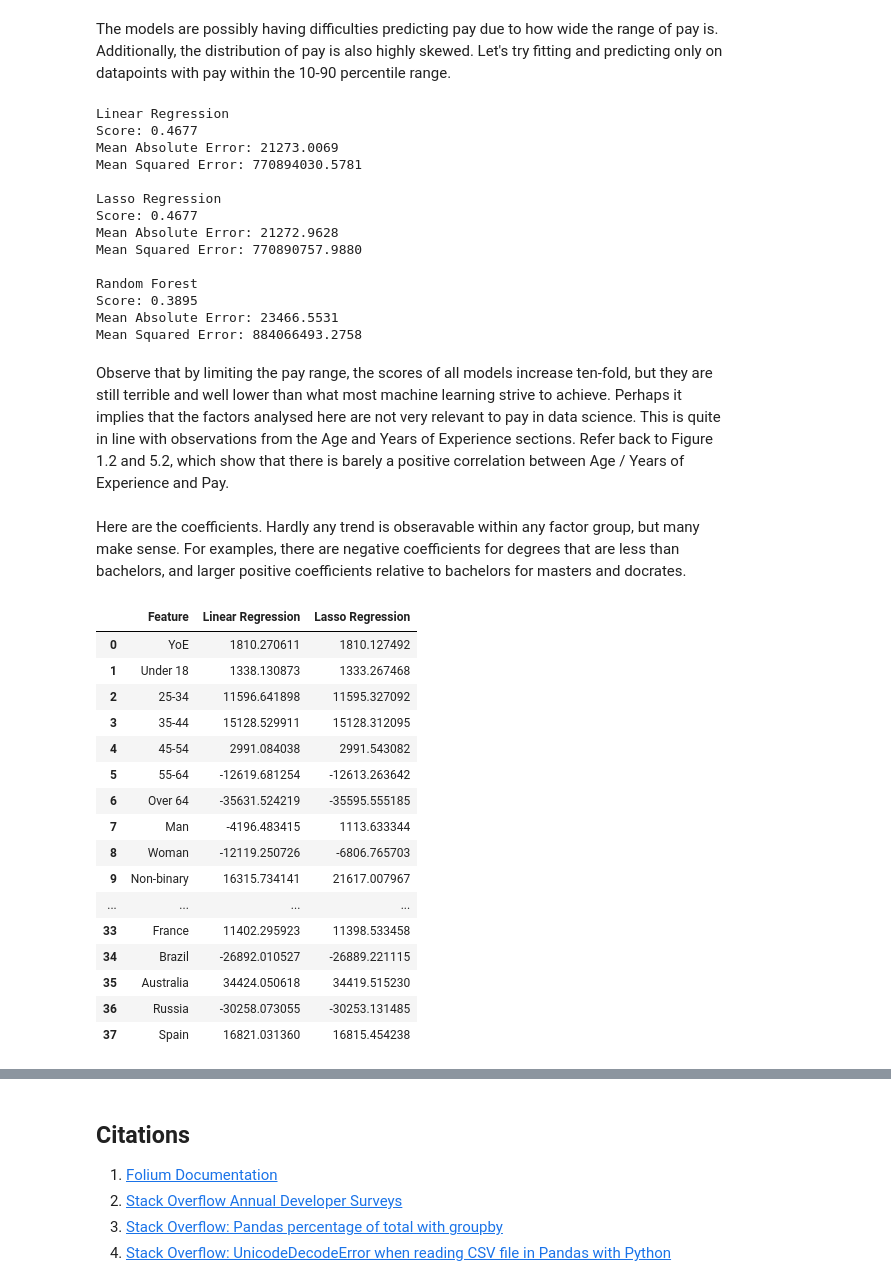
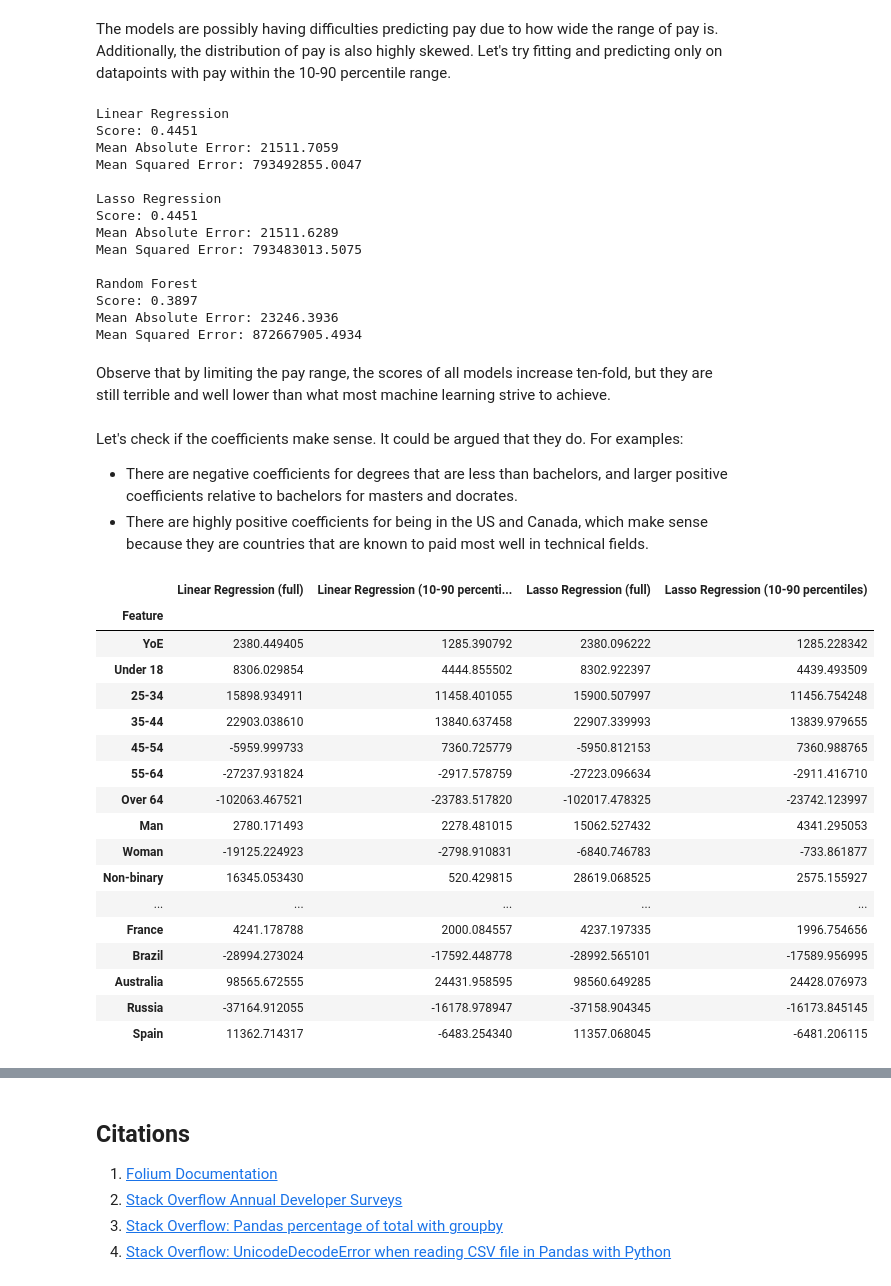
Before and after one commit to potatokim/data-science-demographics-visuals, a Jupyter notebook: main.ipynb, the cells around one changed output, grey strips where cells are left out. Drawn from its saved outputs; the diff is of its cells as text; code cells hidden in the pictures.

```diff
--- a/main.ipynb
+++ b/main.ipynb
@@ -792,10 +794,12 @@ def predict(X_train, X_test, y_train, y_test):
     print(f'Score: {forest.score(X_test, y_test):.4f}')
     print(f'Mean Absolute Error: {metrics.mean_absolute_error(y_test, forest_y_pred):.4f}')
     print(f'Mean Squared Error: {metrics.mean_squared_error(y_test, forest_y_pred):.4f}')
+
+    return lr, lasso
 # %% [markdown]
 Here are the result of predictions. All methods produce very low scores and high errors.
 # %%
 X_train, X_test, y_train, y_test = get_data(pred_data)
-predict(X_train, X_test, y_train, y_test)
+lr, lasso = predict(X_train, X_test, y_train, y_test)
 # %% [output]
 Linear Regression
@@ -816,50 +820,55 @@ Mean Squared Error: 113869512446.8376
 The models are possibly having difficulties predicting pay due to how wide the range of pay is. Additionally, the distribution of pay is also highly skewed. Let's try fitting and predicting only on datapoints with pay within the 10-90 percentile range.
 # %%
 X_train, X_test, y_train, y_test = get_data(pred_data[(pred_data[PAY] >= percentiles[0.10]) & (pred_data[PAY] <= percentiles[0.90])])
-predict(X_train, X_test, y_train, y_test)
+new_lr, new_lasso = predict(X_train, X_test, y_train, y_test)
 # %% [output]
 Linear Regression
-Score: 0.4677
-Mean Absolute Error: 21273.0069
-Mean Squared Error: 770894030.5781
+Score: 0.4451
+Mean Absolute Error: 21511.7059
+Mean Squared Error: 793492855.0047
 
 Lasso Regression
-Score: 0.4677
-Mean Absolute Error: 21272.9628
-Mean Squared Error: 770890757.9880
+Score: 0.4451
+Mean Absolute Error: 21511.6289
+Mean Squared Error: 793483013.5075
 
 Random Forest
-Score: 0.3895
-Mean Absolute Error: 23466.5531
-Mean Squared Error: 884066493.2758
+Score: 0.3897
+Mean Absolute Error: 23246.3936
+Mean Squared Error: 872667905.4934
 # %% [markdown]
-Observe that by limiting the pay range, the scores of all models increase ten-fold, but they are still terrible and well lower than what most machine learning strive to achieve. Perhaps it implies that the factors analysed here are not very relevant to pay in data science. This is quite in line with observations from the Age and Years of Experience sections. Refer back to Figure 1.2 and 5.2, which show that there is barely a positive correlation between Age / Years of Experience and Pay.
+Observe that by limiting the pay range, the scores of all models increase ten-fold, but they are still terrible and well lower than what most machine learning strive to achieve.
 # %% [markdown]
-Here are the coefficients. Hardly any trend is obseravable within any factor group, but many make sense. For examples, there are negative coefficients for degrees that are less than bachelors, and larger positive coefficients relative to bachelors for masters and docrates.
+Let's check if the coefficients make sense. It could be argued that they do. For examples:
+- There are negative coefficients for degrees that are less than bachelors, and larger positive coefficients relative to bachelors for masters and docrates.
+- There are highly positive coefficients for being in the US and Canada, which make sense because they are countries that are known to paid most well in technical fields.
 # %%
 pd.DataFrame({
     'Feature' : list(pred_data.drop(columns=[PAY]).columns),
-    'Linear Regression': lr.coef_,
-    'Lasso Regression': lasso.coef_
-})
+    'Linear Regression (full)': lr.coef_,
+    'Linear Regression (10-90 percentiles)': new_lr.coef_,
+    'Lasso Regression (full)': lasso.coef_,
+    'Lasso Regression (10-90 percentiles)': new_lasso.coef_
+}).set_index('Feature')
 # %% [output]
-|  | Feature | Linear Regression | Lasso Regression |
-| 0 | YoE | 1810.270611 | 1810.127492 |
-| 1 | Under 18 | 1338.130873 | 1333.267468 |
-| 2 | 25-34 | 11596.641898 | 11595.327092 |
-| 3 | 35-44 | 15128.529911 | 15128.312095 |
-| 4 | 45-54 | 2991.084038 | 2991.543082 |
-| 5 | 55-64 | -12619.681254 | -12613.263642 |
-| 6 | Over 64 | -35631.524219 | -35595.555185 |
-| 7 | Man | -4196.483415 | 1113.633344 |
-| 8 | Woman | -12119.250726 | -6806.765703 |
-| 9 | Non-binary | 16315.734141 | 21617.007967 |
-| ... | ... | ... | ... |
-| 33 | France | 11402.295923 | 11398.533458 |
-| 34 | Brazil | -26892.010527 | -26889.221115 |
-| 35 | Australia | 34424.050618 | 34419.515230 |
-| 36 | Russia | -30258.073055 | -30253.131485 |
-| 37 | Spain | 16821.031360 | 16815.454238 |
+|  | Linear Regression (full) | Linear Regression (10-90 percenti... | Lasso Regression (full) | Lasso Regression (10-90 percentiles) |
+| Feature |  |  |  |  |
+| YoE | 2380.449405 | 1285.390792 | 2380.096222 | 1285.228342 |
+| Under 18 | 8306.029854 | 4444.855502 | 8302.922397 | 4439.493509 |
+| 25-34 | 15898.934911 | 11458.401055 | 15900.507997 | 11456.754248 |
+| 35-44 | 22903.038610 | 13840.637458 | 22907.339993 | 13839.979655 |
+| 45-54 | -5959.999733 | 7360.725779 | -5950.812153 | 7360.988765 |
+| 55-64 | -27237.931824 | -2917.578759 | -27223.096634 | -2911.416710 |
+| Over 64 | -102063.467521 | -23783.517820 | -102017.478325 | -23742.123997 |
+| Man | 2780.171493 | 2278.481015 | 15062.527432 | 4341.295053 |
+| Woman | -19125.224923 | -2798.910831 | -6840.746783 | -733.861877 |
+| Non-binary | 16345.053430 | 520.429815 | 28619.068525 | 2575.155927 |
+| ... | ... | ... | ... | ... |
+| France | 4241.178788 | 2000.084557 | 4237.197335 | 1996.754656 |
+| Brazil | -28994.273024 | -17592.448778 | -28992.565101 | -17589.956995 |
+| Australia | 98565.672555 | 24431.958595 | 98560.649285 | 24428.076973 |
+| Russia | -37164.912055 | -16178.978947 | -37158.904345 | -16173.845145 |
+| Spain | 11362.714317 | -6483.254340 | 11357.068045 | -6481.206115 |
 # %% [markdown]
 ## Conclusion
 The visualisations and prediction models confirm a couple of observations about the data science field:
```
Also changed, not shown: parts of 5 cells of this notebook.
